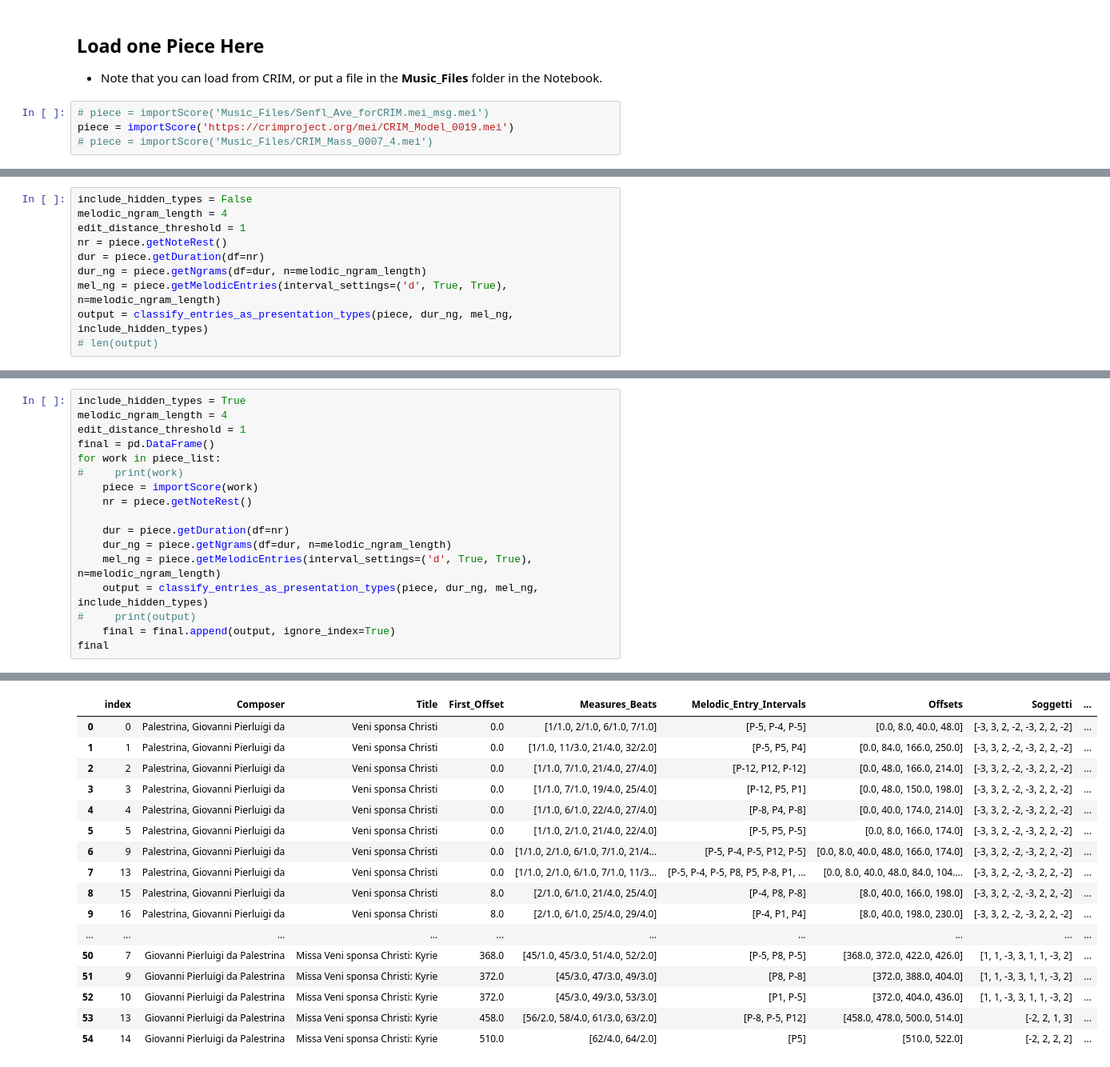
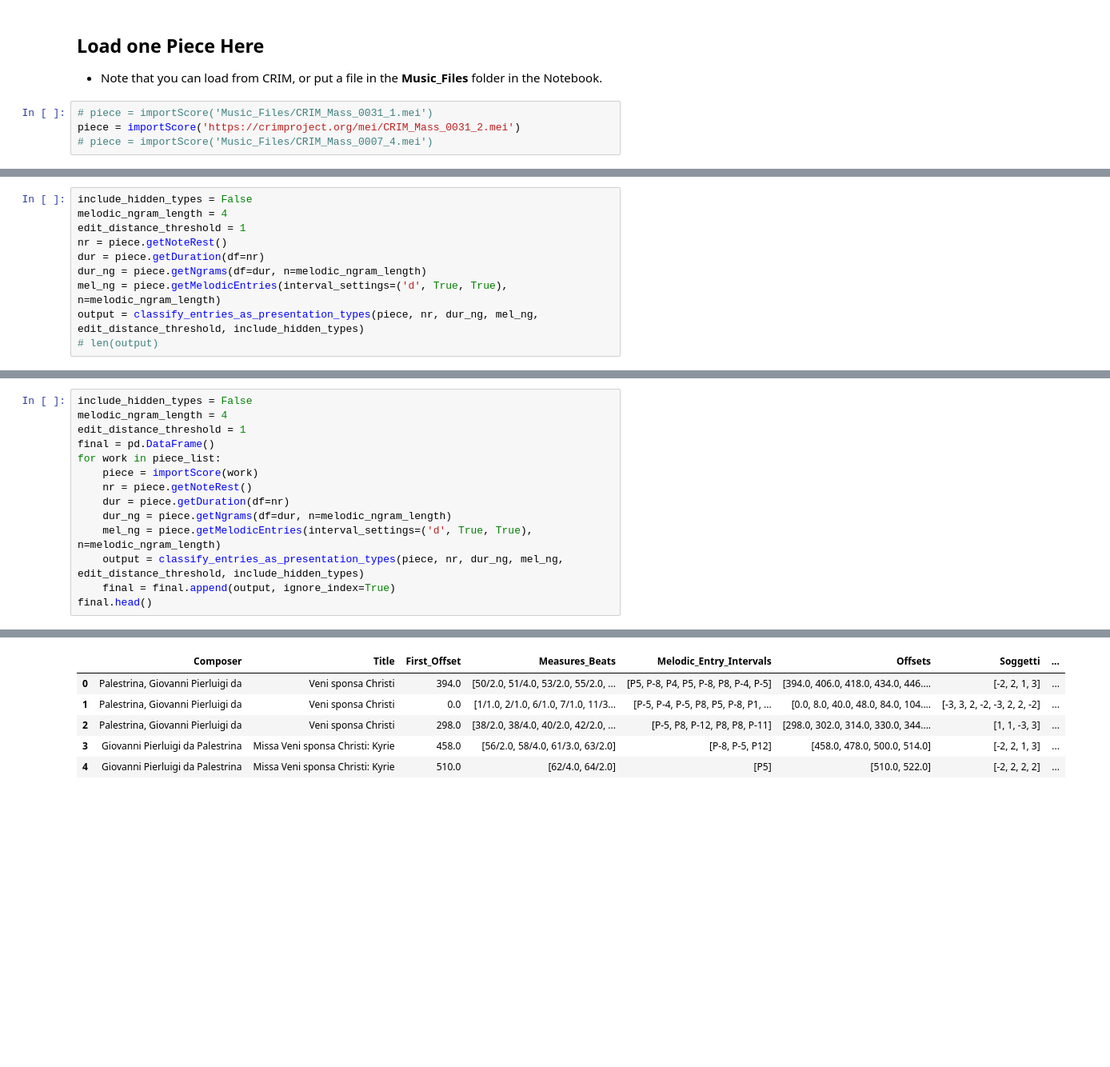
Before and after one commit to RichardFreedman/CRIM_JHUB, a Jupyter notebook: CRIM_05_Presentation_Types_with_Network.ipynb, the cells around one changed output, grey strips where cells are left out. Shown: that part at 80% size. Cells and saved outputs as stored; diff of their text form; blank space fills up the shorter version.

```diff
--- a/CRIM_05_Presentation_Types_with_Network.ipynb
+++ b/CRIM_05_Presentation_Types_with_Network.ipynb
@@ -323,8 +58,8 @@ def offset_joiner(a):
 
 * Note that you can load from CRIM, or put a file in the **Music_Files** folder in the Notebook.
 # %%
-# piece = importScore('Music_Files/Senfl_Ave_forCRIM.mei_msg.mei')
-piece = importScore('https://crimproject.org/mei/CRIM_Model_0019.mei')
+# piece = importScore('Music_Files/CRIM_Mass_0031_1.mei')
+piece = importScore('https://crimproject.org/mei/CRIM_Mass_0031_2.mei')
 # piece = importScore('Music_Files/CRIM_Mass_0007_4.mei')
 # %% [output]
 Downloading remote score...
@@ -345,5 +80,5 @@ nr = piece.getNoteRest()
 dur = piece.getDuration(df=nr)
 dur_ng = piece.getNgrams(df=dur, n=melodic_ngram_length)
 mel_ng = piece.getMelodicEntries(interval_settings=('d', True, True), n=melodic_ngram_length)
-output = classify_entries_as_presentation_types(piece, dur_ng, mel_ng, include_hidden_types)
+output = classify_entries_as_presentation_types(piece, nr, dur_ng, mel_ng, edit_distance_threshold, include_hidden_types)
 # len(output)
@@ -387,37 +132,23 @@ piece_list = ['https://crimproject.org/mei/CRIM_Model_0019.mei',
 # %%
-include_hidden_types = True
+include_hidden_types = False
 melodic_ngram_length = 4
 edit_distance_threshold = 1
 final = pd.DataFrame()
 for work in piece_list:
-#     print(work)
     piece = importScore(work)
     nr = piece.getNoteRest()
-
     dur = piece.getDuration(df=nr)
     dur_ng = piece.getNgrams(df=dur, n=melodic_ngram_length)
     mel_ng = piece.getMelodicEntries(interval_settings=('d', True, True), n=melodic_ngram_length)
-    output = classify_entries_as_presentation_types(piece, dur_ng, mel_ng, include_hidden_types)
-#     print(output)
+    output = classify_entries_as_presentation_types(piece, nr, dur_ng, mel_ng, edit_distance_threshold, include_hidden_types)
     final = final.append(output, ignore_index=True)
-final
+final.head()
 # %% [output]
 Memoized piece detected.
 Memoized piece detected.
-|  | index | Composer | Title | First_Offset | Measures_Beats | Melodic_Entry_Intervals | Offsets | Soggetti | ... |
-| 0 | 0 | Palestrina, Giovanni Pierluigi da | Veni sponsa Christi | 0.0 | [1/1.0, 2/1.0, 6/1.0, 7/1.0] | [P-5, P-4, P-5] | [0.0, 8.0, 40.0, 48.0] | [-3, 3, 2, -2, -3, 2, 2, -2] | ... |
-| 1 | 1 | Palestrina, Giovanni Pierluigi da | Veni sponsa Christi | 0.0 | [1/1.0, 11/3.0, 21/4.0, 32/2.0] | [P-5, P5, P4] | [0.0, 84.0, 166.0, 250.0] | [-3, 3, 2, -2, -3, 2, 2, -2] | ... |
-| 2 | 2 | Palestrina, Giovanni Pierluigi da | Veni sponsa Christi | 0.0 | [1/1.0, 7/1.0, 21/4.0, 27/4.0] | [P-12, P12, P-12] | [0.0, 48.0, 166.0, 214.0] | [-3, 3, 2, -2, -3, 2, 2, -2] | ... |
-| 3 | 3 | Palestrina, Giovanni Pierluigi da | Veni sponsa Christi | 0.0 | [1/1.0, 7/1.0, 19/4.0, 25/4.0] | [P-12, P5, P1] | [0.0, 48.0, 150.0, 198.0] | [-3, 3, 2, -2, -3, 2, 2, -2] | ... |
-| 4 | 4 | Palestrina, Giovanni Pierluigi da | Veni sponsa Christi | 0.0 | [1/1.0, 6/1.0, 22/4.0, 27/4.0] | [P-8, P4, P-8] | [0.0, 40.0, 174.0, 214.0] | [-3, 3, 2, -2, -3, 2, 2, -2] | ... |
-| 5 | 5 | Palestrina, Giovanni Pierluigi da | Veni sponsa Christi | 0.0 | [1/1.0, 2/1.0, 21/4.0, 22/4.0] | [P-5, P5, P-5] | [0.0, 8.0, 166.0, 174.0] | [-3, 3, 2, -2, -3, 2, 2, -2] | ... |
-| 6 | 9 | Palestrina, Giovanni Pierluigi da | Veni sponsa Christi | 0.0 | [1/1.0, 2/1.0, 6/1.0, 7/1.0, 21/4... | [P-5, P-4, P-5, P12, P-5] | [0.0, 8.0, 40.0, 48.0, 166.0, 174.0] | [-3, 3, 2, -2, -3, 2, 2, -2] | ... |
-| 7 | 13 | Palestrina, Giovanni Pierluigi da | Veni sponsa Christi | 0.0 | [1/1.0, 2/1.0, 6/1.0, 7/1.0, 11/3... | [P-5, P-4, P-5, P8, P5, P-8, P1, ... | [0.0, 8.0, 40.0, 48.0, 84.0, 104.... | [-3, 3, 2, -2, -3, 2, 2, -2] | ... |
-| 8 | 15 | Palestrina, Giovanni Pierluigi da | Veni sponsa Christi | 8.0 | [2/1.0, 6/1.0, 21/4.0, 25/4.0] | [P-4, P8, P-8] | [8.0, 40.0, 166.0, 198.0] | [-3, 3, 2, -2, -3, 2, 2, -2] | ... |
-| 9 | 16 | Palestrina, Giovanni Pierluigi da | Veni sponsa Christi | 8.0 | [2/1.0, 6/1.0, 25/4.0, 29/4.0] | [P-4, P1, P4] | [8.0, 40.0, 198.0, 230.0] | [-3, 3, 2, -2, -3, 2, 2, -2] | ... |
-| ... | ... | ... | ... | ... | ... | ... | ... | ... | ... |
-| 50 | 7 | Giovanni Pierluigi da Palestrina | Missa Veni sponsa Christi: Kyrie | 368.0 | [45/1.0, 45/3.0, 51/4.0, 52/2.0] | [P-5, P8, P-5] | [368.0, 372.0, 422.0, 426.0] | [1, 1, -3, 3, 1, 1, -3, 2] | ... |
-| 51 | 9 | Giovanni Pierluigi da Palestrina | Missa Veni sponsa Christi: Kyrie | 372.0 | [45/3.0, 47/3.0, 49/3.0] | [P8, P-8] | [372.0, 388.0, 404.0] | [1, 1, -3, 3, 1, 1, -3, 2] | ... |
-| 52 | 10 | Giovanni Pierluigi da Palestrina | Missa Veni sponsa Christi: Kyrie | 372.0 | [45/3.0, 49/3.0, 53/3.0] | [P1, P-5] | [372.0, 404.0, 436.0] | [1, 1, -3, 3, 1, 1, -3, 2] | ... |
-| 53 | 13 | Giovanni Pierluigi da Palestrina | Missa Veni sponsa Christi: Kyrie | 458.0 | [56/2.0, 58/4.0, 61/3.0, 63/2.0] | [P-8, P-5, P12] | [458.0, 478.0, 500.0, 514.0] | [-2, 2, 1, 3] | ... |
-| 54 | 14 | Giovanni Pierluigi da Palestrina | Missa Veni sponsa Christi: Kyrie | 510.0 | [62/4.0, 64/2.0] | [P5] | [510.0, 522.0] | [-2, 2, 2, 2] | ... |
+|  | Composer | Title | First_Offset | Measures_Beats | Melodic_Entry_Intervals | Offsets | Soggetti | ... |
+| 0 | Palestrina, Giovanni Pierluigi da | Veni sponsa Christi | 394.0 | [50/2.0, 51/4.0, 53/2.0, 55/2.0, ... | [P5, P-8, P4, P5, P-8, P8, P-4, P-5] | [394.0, 406.0, 418.0, 434.0, 446.... | [-2, 2, 1, 3] | ... |
+| 1 | Palestrina, Giovanni Pierluigi da | Veni sponsa Christi | 0.0 | [1/1.0, 2/1.0, 6/1.0, 7/1.0, 11/3... | [P-5, P-4, P-5, P8, P5, P-8, P1, ... | [0.0, 8.0, 40.0, 48.0, 84.0, 104.... | [-3, 3, 2, -2, -3, 2, 2, -2] | ... |
+| 2 | Palestrina, Giovanni Pierluigi da | Veni sponsa Christi | 298.0 | [38/2.0, 38/4.0, 40/2.0, 42/2.0, ... | [P-5, P8, P-12, P8, P8, P-11] | [298.0, 302.0, 314.0, 330.0, 344.... | [1, 1, -3, 3] | ... |
+| 3 | Giovanni Pierluigi da Palestrina | Missa Veni sponsa Christi: Kyrie | 458.0 | [56/2.0, 58/4.0, 61/3.0, 63/2.0] | [P-8, P-5, P12] | [458.0, 478.0, 500.0, 514.0] | [-2, 2, 1, 3] | ... |
+| 4 | Giovanni Pierluigi da Palestrina | Missa Veni sponsa Christi: Kyrie | 510.0 | [62/4.0, 64/2.0] | [P5] | [510.0, 522.0] | [-2, 2, 2, 2] | ... |
```
Also changed, not shown: parts of 17 cells of this notebook, 5 other files.
